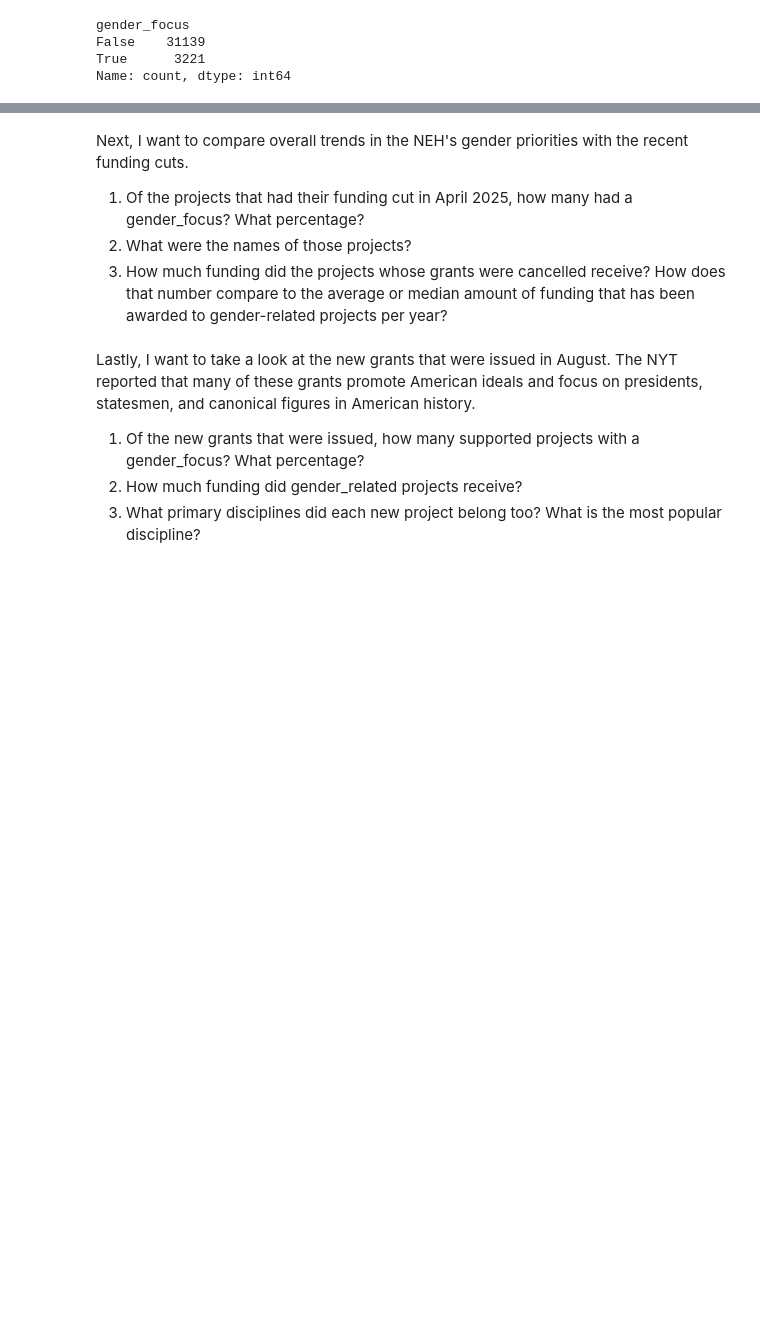
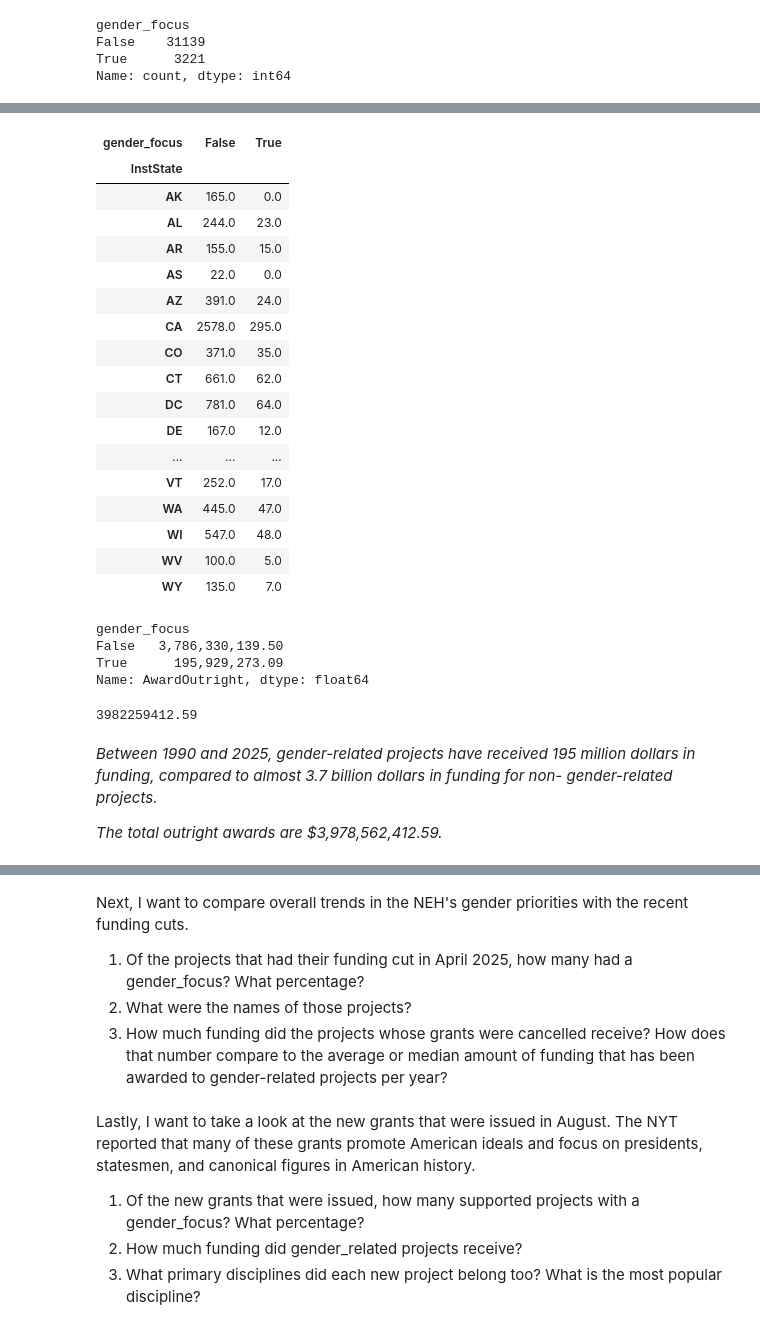
Before and after one commit to ejt2703/neh_grant_data_gender, a Jupyter notebook: neh_data.ipynb, the cells around one changed output, grey strips where cells are left out. Cells and saved outputs as stored; diff of their text form; code cells hidden in the pictures; blank space fills up the shorter version.

```diff
--- a/neh_data.ipynb
+++ b/neh_data.ipynb
@@ -274,0 +310,30 @@ gender_focus_by_year
+# %%
+gender_state_pivot_table = gender_focus_by_state.pivot(
+    index="InstState",
+    columns="gender_focus",
+    values="projects"
+).fillna(0)
+# %%
+gender_state_pivot_table
+
+# This could be good to visualize in a choropleth map of the U.S.
+# Perhaps compare with electoral map? Are there more gender projects in blue states?
+# %% [output]
+| gender_focus | False | True |
+| InstState |  |  |
+| AK | 165.0 | 0.0 |
+| AL | 244.0 | 23.0 |
+| AR | 155.0 | 15.0 |
+| AS | 22.0 | 0.0 |
+| AZ | 391.0 | 24.0 |
+| CA | 2578.0 | 295.0 |
+| CO | 371.0 | 35.0 |
+| CT | 661.0 | 62.0 |
+| DC | 781.0 | 64.0 |
+| DE | 167.0 | 12.0 |
+| ... | ... | ... |
+| VT | 252.0 | 17.0 |
+| WA | 445.0 | 47.0 |
+| WI | 547.0 | 48.0 |
+| WV | 100.0 | 5.0 |
+| WY | 135.0 | 7.0 |
@@ -274,0 +342,17 @@ gender_focus_by_year
+# %%
+gender_focus_by_award
+# %% [output]
+gender_focus
+False   3,786,330,139.50
+True      195,929,273.09
+Name: AwardOutright, dtype: float64
+# %%
+3786330139.50 + 195929273.09
+
+# Total Outright Awards: $3,978,562,412.59
+# %% [output]
+3982259412.59
+# %% [markdown]
+*Between 1990 and 2025, gender-related projects have received 195 million dollars in funding, compared to almost 3.7 billion dollars in funding for non- gender-related projects.*
+
+*The total outright awards are $3,978,562,412.59.*
```
Also changed, not shown: parts of 15 cells of this notebook.
